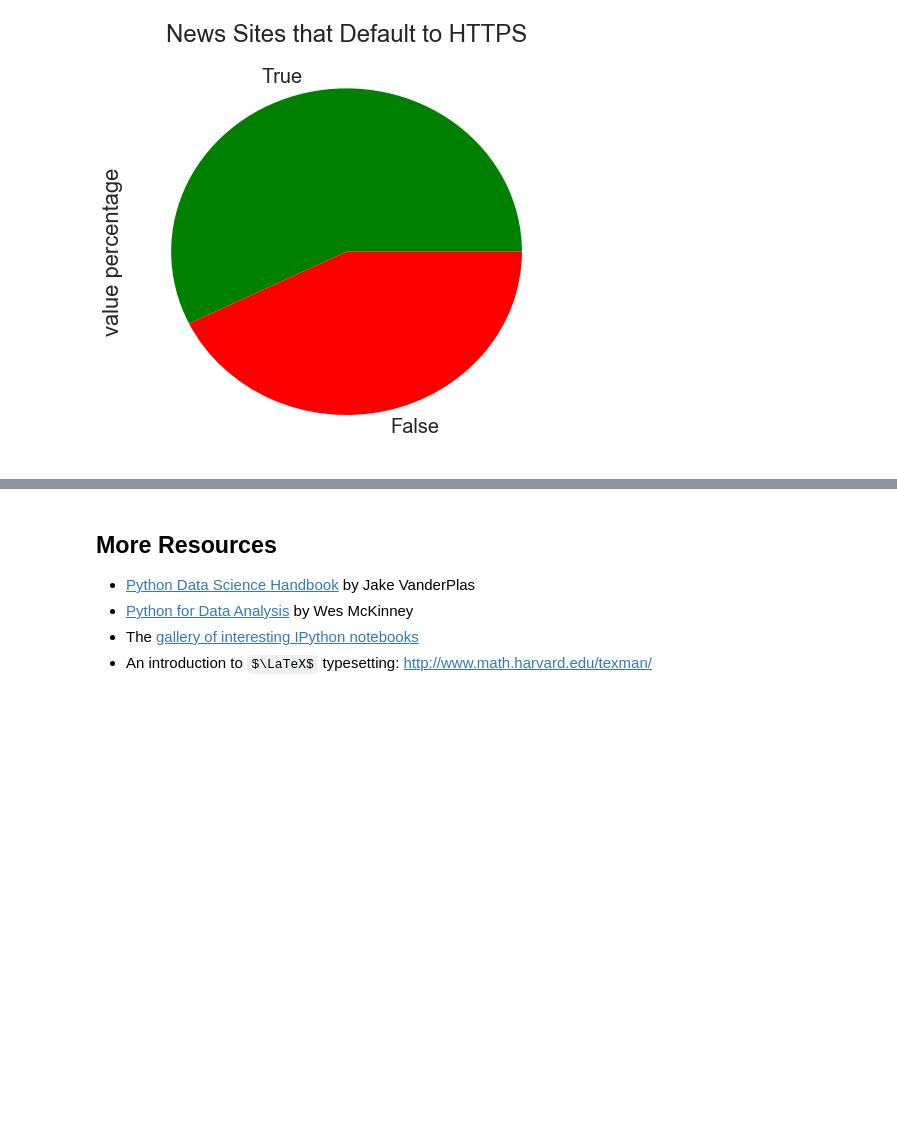
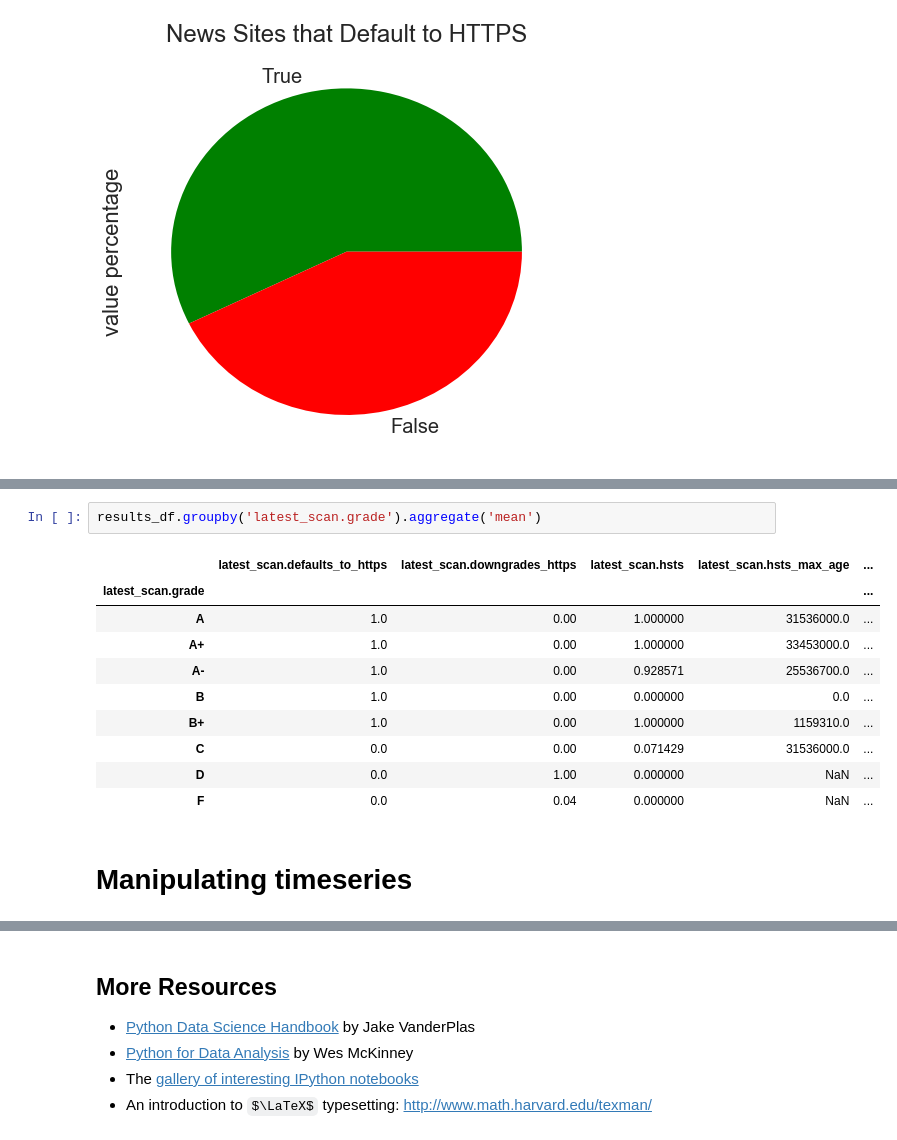
Before and after one commit to redshiftzero/fpf-data-tutorial, a Jupyter notebook: DataAnalysis101.ipynb, the cells around one changed output, grey strips where cells are left out. Drawn from its saved outputs; the diff is of its cells as text; some formulas as TeX source; blank space fills up the shorter version.

```diff
--- a/DataAnalysis101.ipynb
+++ b/DataAnalysis101.ipynb
@@ -335,0 +340,15 @@ https_default['value percentage'].plot(kind='pie', title='News Sites that Defaul
+# %%
+results_df.groupby('latest_scan.grade').aggregate('mean')
+# %% [output]
+|  | latest_scan.defaults_to_https | latest_scan.downgrades_https | latest_scan.hsts | latest_scan.hsts_max_age | ... |
+| latest_scan.grade |  |  |  |  | ... |
+| A | 1.0 | 0.00 | 1.000000 | 31536000.0 | ... |
+| A+ | 1.0 | 0.00 | 1.000000 | 33453000.0 | ... |
+| A- | 1.0 | 0.00 | 0.928571 | 25536700.0 | ... |
+| B | 1.0 | 0.00 | 0.000000 | 0.0 | ... |
+| B+ | 1.0 | 0.00 | 1.000000 | 1159310.0 | ... |
+| C | 0.0 | 0.00 | 0.071429 | 31536000.0 | ... |
+| D | 0.0 | 1.00 | 0.000000 | NaN | ... |
+| F | 0.0 | 0.04 | 0.000000 | NaN | ... |
+# %% [markdown]
+# Manipulating timeseries
```
Also changed, not shown: parts of 16 cells of this notebook, 1 other file.
